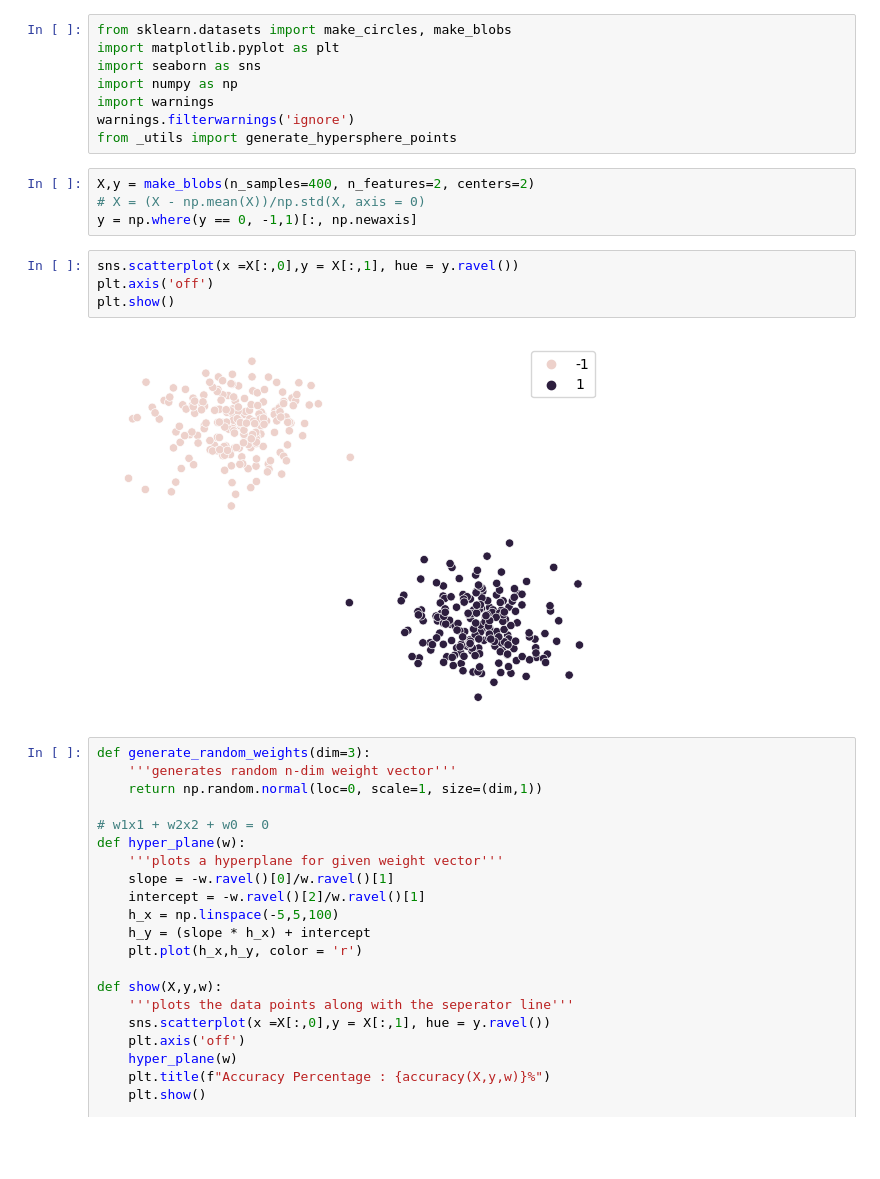
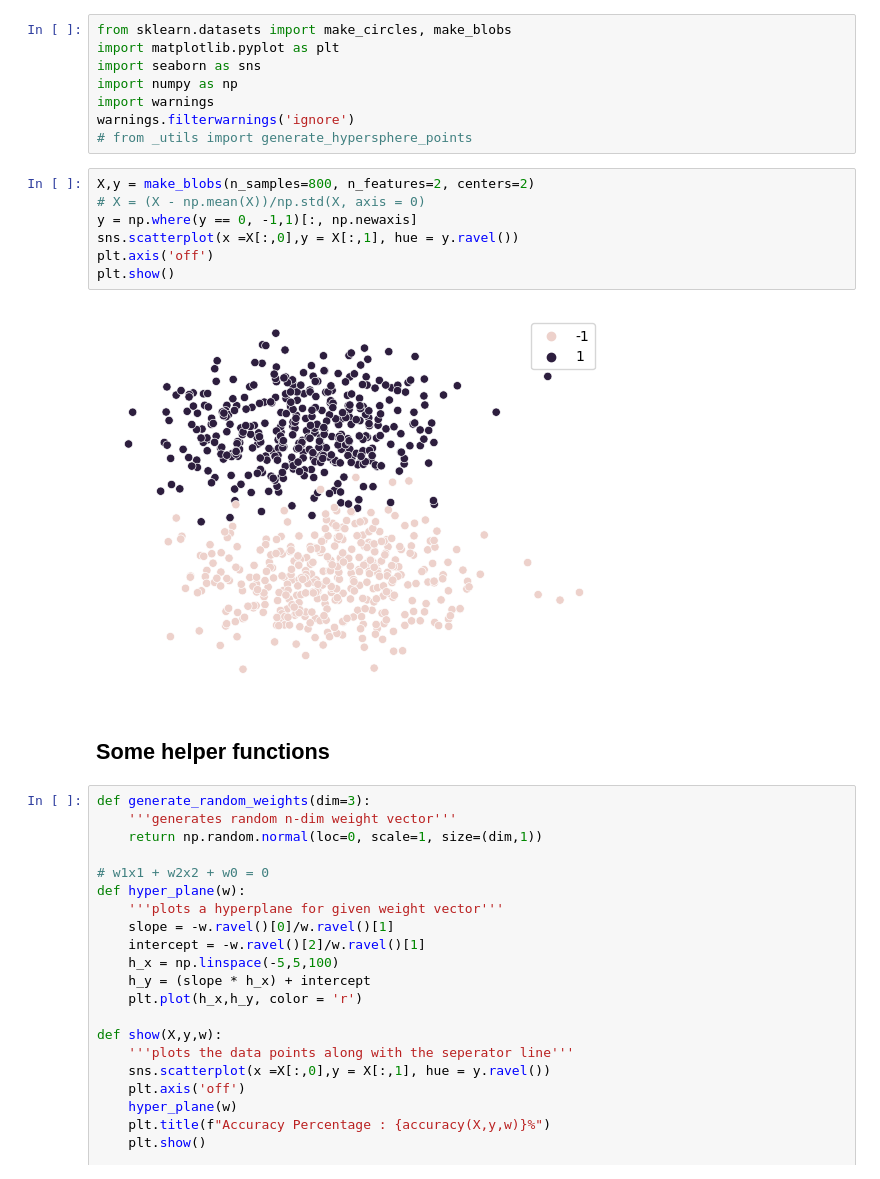
Before and after one commit to sauravnaik23/concept_code_from_scratch, a Jupyter notebook: Perceptron_trick.ipynb, the cells around one changed output. Cells and saved outputs as stored; diff of their text form; blank space fills up the shorter version.

```diff
--- a/Perceptron_trick.ipynb
+++ b/Perceptron_trick.ipynb
@@ -5,17 +5,18 @@ import seaborn as sns
 import numpy as np
 import warnings
 warnings.filterwarnings('ignore')
-from _utils import generate_hypersphere_points
+# from _utils import generate_hypersphere_points
 # %%
-X,y = make_blobs(n_samples=400, n_features=2, centers=2)
+X,y = make_blobs(n_samples=800, n_features=2, centers=2)
 # X = (X - np.mean(X))/np.std(X, axis = 0)
 y = np.where(y == 0, -1,1)[:, np.newaxis]
+sns.scatterplot(x =X[:,0],y = X[:,1], hue = y.ravel())
+plt.axis('off')
+plt.show()
+# %% [output]
+[figure, added]
-# %%
-sns.scatterplot(x =X[:,0],y = X[:,1], hue = y.ravel())
-plt.axis('off')
-plt.show()
-# %% [output]
-[figure, removed]
+# %% [markdown]
+## Some helper functions
 # %%
 def generate_random_weights(dim=3):
     '''generates random n-dim weight vector'''
```
Also changed, not shown: parts of 23 cells of this notebook.
